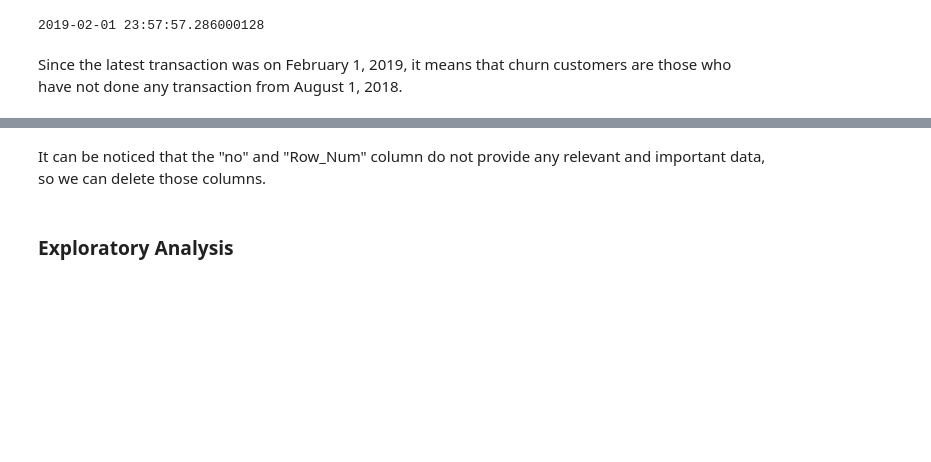
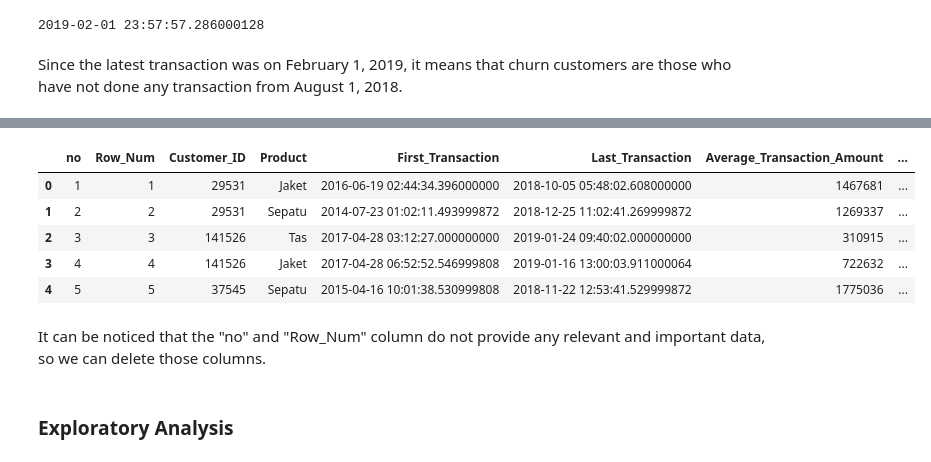
Before and after one commit to davidhong02/Business-Decision-Research, a Jupyter notebook: notebook.ipynb, the cells around one changed output, grey strips where cells are left out. Saved outputs shown, nothing was run; the diff lists cells and outputs as text; code cells hidden in the pictures; blank space fills up the shorter version.

```diff
--- a/notebook.ipynb
+++ b/notebook.ipynb
@@ -72,5 +72,5 @@ Since the latest transaction was on February 1, 2019, it means that churn custom
 df.loc[df['Last_Transaction'] <= '2018-08-01', 'is_churn'] = True
 df.loc[df['Last_Transaction'] > '2018-08-01', 'is_churn'] = False
 # Previewing the data
-print(df.head())
+df.head()
 # %% [output]
@@ -97,3 +77,9 @@ print(df.head())
+|  | no | Row_Num | Customer_ID | Product | First_Transaction | Last_Transaction | Average_Transaction_Amount | ... |
+| 0 | 1 | 1 | 29531 | Jaket | 2016-06-19 02:44:34.396000000 | 2018-10-05 05:48:02.608000000 | 1467681 | ... |
+| 1 | 2 | 2 | 29531 | Sepatu | 2014-07-23 01:02:11.493999872 | 2018-12-25 11:02:41.269999872 | 1269337 | ... |
+| 2 | 3 | 3 | 141526 | Tas | 2017-04-28 03:12:27.000000000 | 2019-01-24 09:40:02.000000000 | 310915 | ... |
+| 3 | 4 | 4 | 141526 | Jaket | 2017-04-28 06:52:52.546999808 | 2019-01-16 13:00:03.911000064 | 722632 | ... |
+| 4 | 5 | 5 | 37545 | Sepatu | 2015-04-16 10:01:38.530999808 | 2018-11-22 12:53:41.529999872 | 1775036 | ... |
 # %% [markdown]
 It can be noticed that the "no" and "Row_Num" column do not provide any relevant and important data, so we can delete those columns.
 # %%
```
Also changed, not shown: parts of 16 cells of this notebook.
